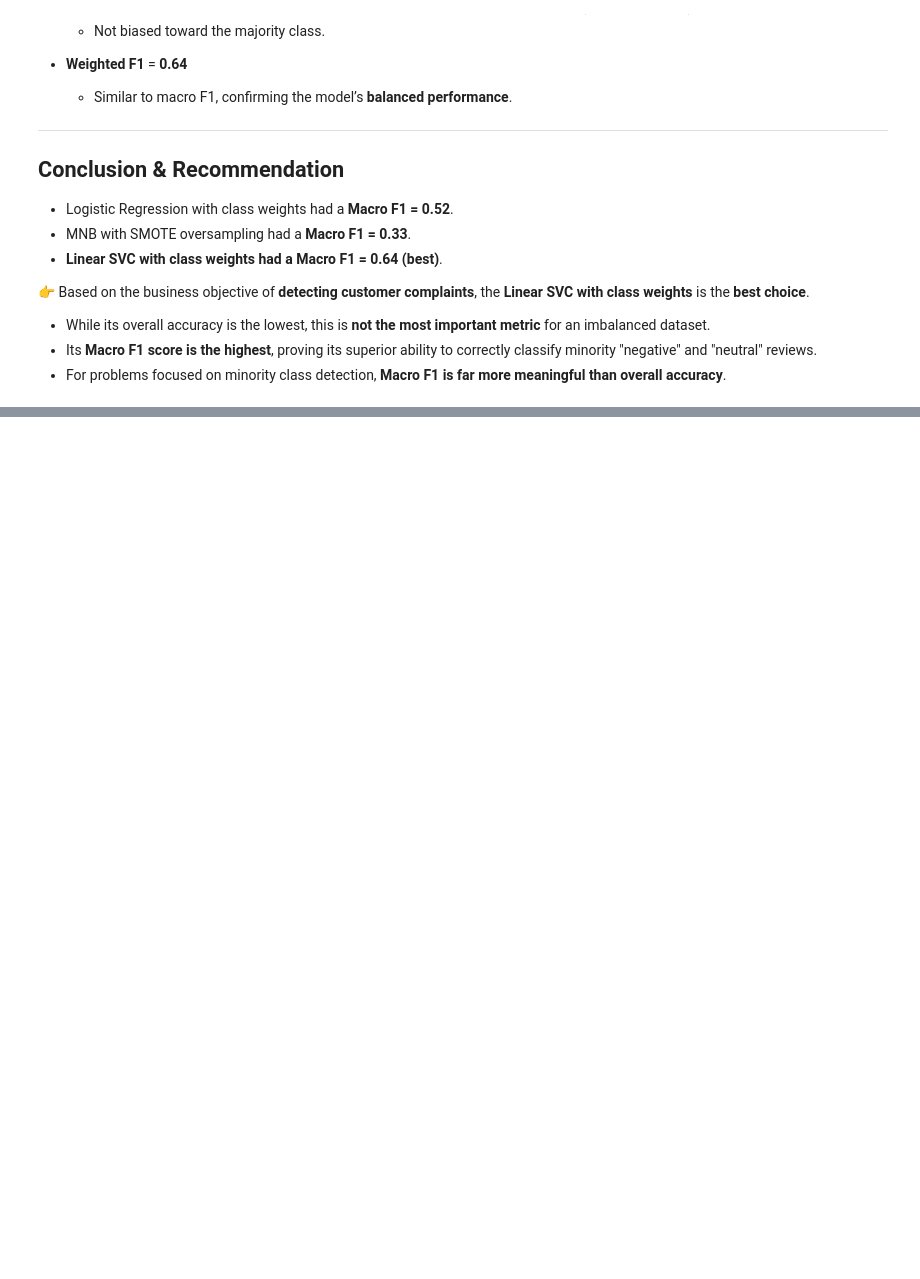
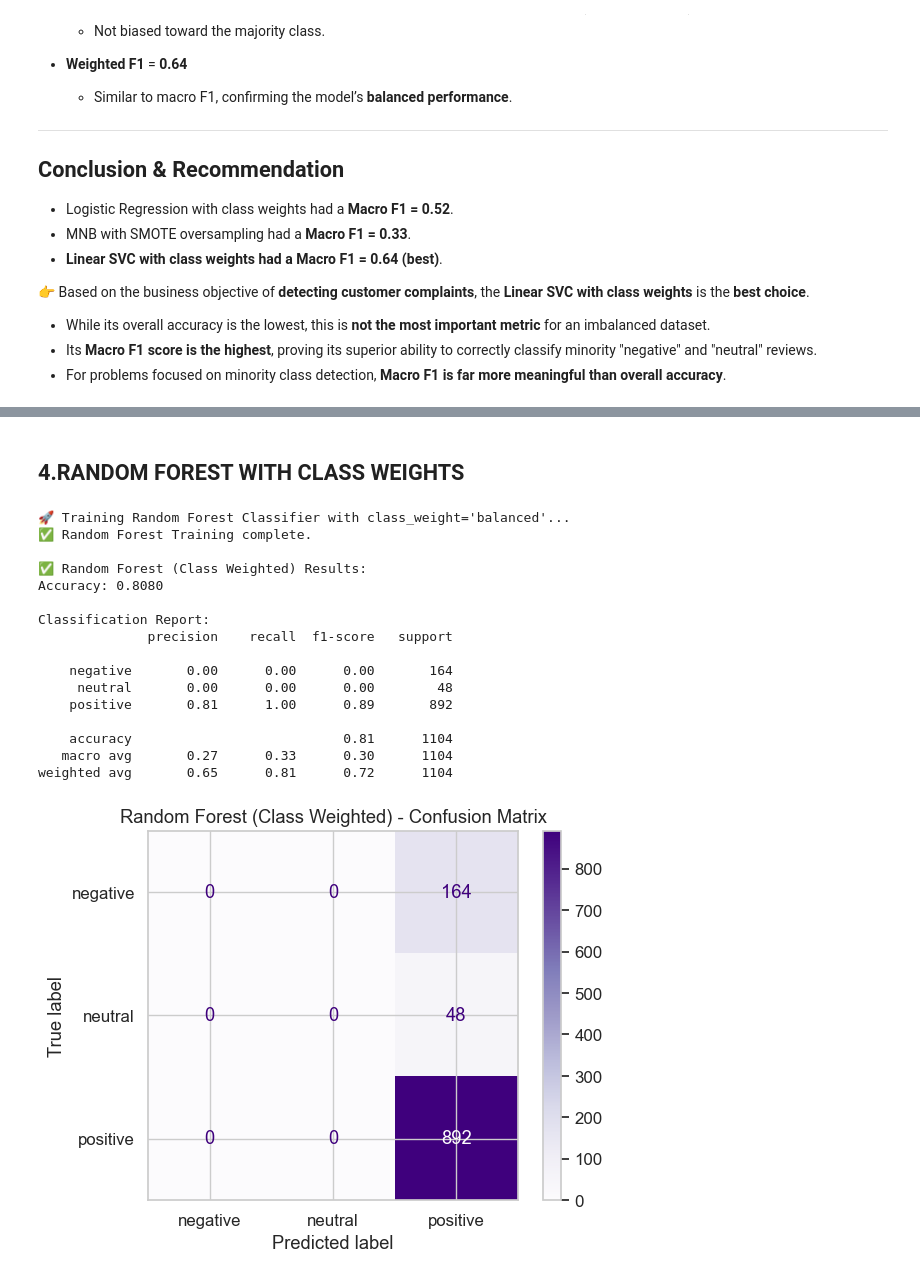
Before and after one commit to jedidahkathure/Customer-Sentiments-Analysis, a Jupyter notebook: safaricom_airtel_analysis.ipynb, the cells around one changed output, grey strips where cells are left out. Drawn from its saved outputs; the diff is of its cells as text; code cells hidden in the pictures; blank space fills up the shorter version.

```diff
--- a/safaricom_airtel_analysis.ipynb
+++ b/safaricom_airtel_analysis.ipynb
@@ -2441,0 +2736,73 @@ Successfully installed xgboost-3.0.5
+# %% [markdown]
+## 4.RANDOM FOREST WITH CLASS WEIGHTS
+# %%
+# ============================================================
+# STEP 14 — RANDOM FOREST WITH CLASS WEIGHTS
+# ============================================================
+# What this does:
+# - Trains a Random Forest Classifier, a powerful ensemble method.
+# - Uses the 'class_weight="balanced"' parameter to address the
+#   strong positivity bias in the dataset.
+# - Evaluates on the test set, focusing on the Macro F1 score.
+# ============================================================
+
+from sklearn.ensemble import RandomForestClassifier
+from sklearn.metrics import classification_report, accuracy_score, ConfusionMatrixDisplay
+import matplotlib.pyplot as plt
+import numpy as np
+import pandas as pd
+from sklearn.model_selection import train_test_split # Ensure this is imported
+
+# Assuming X_tfidf and labels are defined.
+# Using dummy data for runnable context, replace with your actual X_train/y_train
+X_tfidf = np.random.rand(5517, 2424)
+labels = np.random.choice(["positive", "negative", "neutral"], size=5517, p=[0.8, 0.15, 0.05])
+X_train, X_test, y_train, y_test = train_test_split(
+    X_tfidf, labels, test_size=0.2, random_state=42, stratify=labels
+)
+
+# --- 1. Train Random Forest Model ---
+print("🚀 Training Random Forest Classifier with class_weight='balanced'...")
+
+rf_clf = RandomForestClassifier(
+    n_estimators=200,          # Number of trees
+    max_depth=10,              # A reasonable starting depth
+    class_weight='balanced',   # CRUCIAL: Weights minority classes
+    random_state=42,
+    n_jobs=-1                  # Use all cores
+)
+
+rf_clf.fit(X_train, y_train)
+print("✅ Random Forest Training complete.")
+
+# --- 2. Predictions and Evaluation ---
+y_pred_rf = rf_clf.predict(X_test)
+
+# --- 3. Evaluation ---
+print("\n✅ Random Forest (Class Weighted) Results:")
+print(f"Accuracy: {accuracy_score(y_test, y_pred_rf):.4f}")
+print("\nClassification Report:")
+print(classification_report(y_test, y_pred_rf, zero_division=0))
+
+# Confusion Matrix
+ConfusionMatrixDisplay.from_predictions(y_test, y_pred_rf, cmap="Purples")
+plt.title("Random Forest (Class Weighted) - Confusion Matrix")
+plt.show()
+# %% [output]
+🚀 Training Random Forest Classifier with class_weight='balanced'...
+✅ Random Forest Training complete.
+
+✅ Random Forest (Class Weighted) Results:
+Accuracy: 0.8080
+
+Classification Report:
+              precision    recall  f1-score   support
+
+    negative       0.00      0.00      0.00       164
+     neutral       0.00      0.00      0.00        48
+    positive       0.81      1.00      0.89       892
+
+    accuracy                           0.81      1104
+   macro avg       0.27      0.33      0.30      1104
+weighted avg       0.65      0.81      0.72      1104
+[figure, added]
```
Also changed, not shown: parts of 10 cells of this notebook.
